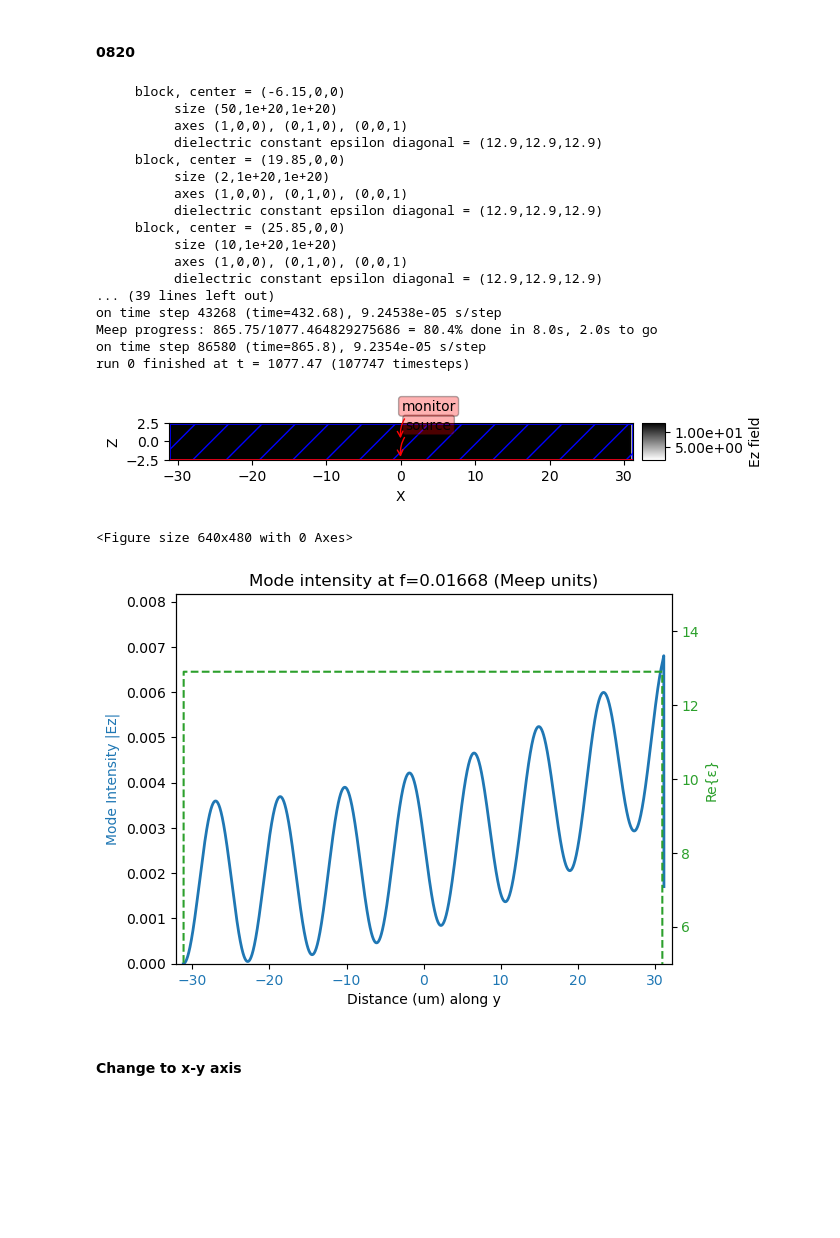
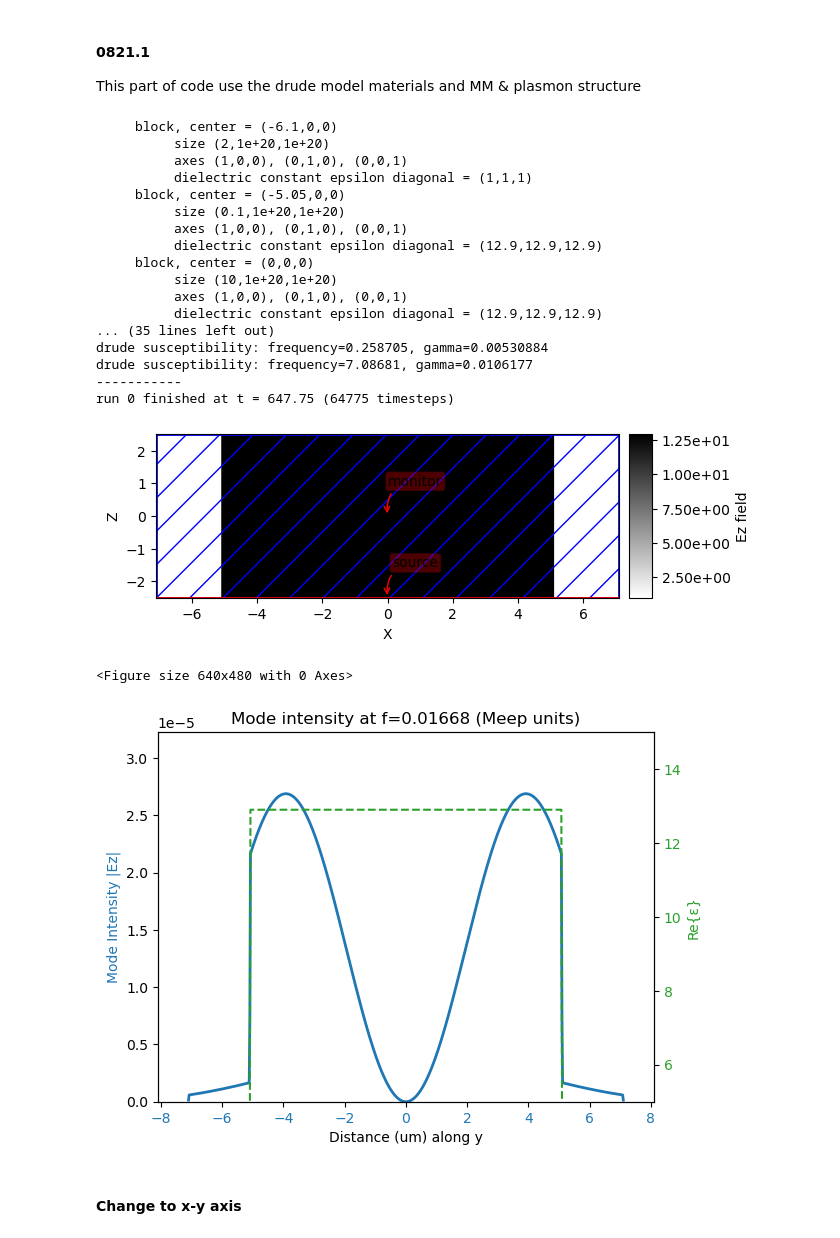
Before and after one commit to zhou277/Semiconductor_laser, a Jupyter notebook: 3_Mode_intensity.ipynb, the cells around one changed output. Cells and saved outputs as stored; diff of their text form; code cells hidden in the pictures; blank space fills up the shorter version.

```diff
--- a/3_Mode_intensity.ipynb
+++ b/3_Mode_intensity.ipynb
@@ -889,5 +404,6 @@ imsave_I2(I2_bwd, 'Backward |Ez|² (-kz)','results/I2_backward.png')
 # %% [markdown]
-#### 0820
+#### 0821.1
+This part of code use the drude model materials and MM & plasmon structure
 # %%
 import meep as mp
 import numpy as np
@@ -897,18 +413,18 @@ import math
 # Perfectly Matched Layer if THz , set PML to 1
 pml_layers = [mp.PML(1)]
 # thickness of different layers（1 μm）
-Au_thickness = 0.2
+Au_thickness = 2
 nSI_GaAs_thickness = 0.1
 Active_GaAs_thickness = 10
 substrate_GaAs_thickness = 50
-model = 'plasmon'  # 'plasmon' or 'MM'
+model = 'MM'  # 'plasmon' or 'MM'
 
 ###-------------------------basic config--------------------------------------###
 # Set up for source frequency
 c_um_s = 299_792_458.0 * 1e6  # 光速, µm/s
 f_Hz = 5e12                   # 5 THz
 freq_in_meep = f_Hz / c_um_s          # ≈ 0.016678  (1/µm)，Meep 里的频率
-fwidth = 0.002
+fwidth = 0.02
 
 ###-------------------------Material config--------------------------------------###
 def drude_medium(N_cm3, tau_ps, m_eff_ratio, eps_inf)-> mp.Medium:
@@ -930,12 +446,12 @@ def drude_medium(N_cm3, tau_ps, m_eff_ratio, eps_inf)-> mp.Medium:
                                                                 gamma=gamma_meep,
                                    )])
 
-Au_fun         = drude_medium(N_cm3=5.6e22, tau_ps=0.05,    m_eff_ratio=1, eps_inf=1.0 )
+Au_fun         = drude_medium(N_cm3=5.6e22, tau_ps=0.05,    m_eff_ratio=1,     eps_inf=1.0 )
 GaAs_5e18_fun  = drude_medium(N_cm3=5.0e18, tau_ps=0.1,     m_eff_ratio=0.067, eps_inf=12.9)
 GaAs_5e15_fun  = drude_medium(N_cm3=5.0e15, tau_ps=1.0,     m_eff_ratio=0.067, eps_inf=12.9)
+GaAs_1e18_fun  = drude_medium(N_cm3=1.0e18, tau_ps=0.1,     m_eff_ratio=0.067, eps_inf=12.9)
 GaAs_3e18_fun  = drude_medium(N_cm3=3.0e18, tau_ps=1.0,     m_eff_ratio=0.067, eps_inf=12.9)
-GaAs_1e18_fun  = drude_medium(N_cm3=1.0e18, tau_ps=0.1,     m_eff_ratio=0.067, eps_inf=12.9)
-GaAs_0_fun     = drude_medium(N_cm3=0, tau_ps=1.0,  m_eff_ratio=0.067, eps_inf=12.9)
+GaAs_0_fun     = drude_medium(N_cm3=0,      tau_ps=1.0,     m_eff_ratio=0.067, eps_inf=12.9)
 
 ###--------------------------geometry------------------------------------------###
 # define the basic height of layers
@@ -962,7 +478,7 @@ elif model == 'MM':
     add_layer(Au_thickness,             Au_fun)
     add_layer(nSI_GaAs_thickness,       GaAs_5e18_fun)
 # other layers
-add_layer(Active_GaAs_thickness,    GaAs_5e15_fun)
+add_layer(Active_GaAs_thickness,    GaAs_0_fun)
 add_layer(nSI_GaAs_thickness,       GaAs_5e18_fun)
 add_layer(Au_thickness,             Au_fun)
 
@@ -974,8 +490,8 @@ sz = 5
 cell = mp.Vector3(sx, sy, sz)
 
 sources = [mp.Source(
-                    src=mp.ContinuousSource(frequency=freq_in_meep,fwidth=fwidth),
-                    # src=mp.GaussianSource(frequency=freq_in_meep,fwidth=fwidth),
+                    # src=mp.ContinuousSource(frequency=freq_in_meep,fwidth=fwidth),
+                    src=mp.GaussianSource(frequency=freq_in_meep,fwidth=fwidth),
                     amplitude=1,
                     component=mp.Hy,
                     center=mp.Vector3(0,0,-sz/2),      # 放在结构左侧一些
@@ -1086,55 +602,56 @@ sim.run(until=t_end)
 
 
 # ---------- 取 DFT 场并画沿 x ----------
+
 Ez = sim.get_dft_array(dft_fields, mp.Ez, 0)
 Ex = sim.get_dft_array(dft_fields, mp.Ex, 0)
 Ey = sim.get_dft_array(dft_fields, mp.Ey, 0)
-Ez = np.squeeze(Ez)               # (Nx, Ny, Nz) -> (Nx,)
-# Ex = np.squeeze(Ex)
+# Ez = np.squeeze(Ez)
 I = np.abs(Ez)**2
 plt.figure()
 x_coords = np.linspace(-cell.x/2, cell.x/2, I.shape[0])
+eps_data = np.array([sim.get_epsilon_point(mp.Vector3(xi,0,0)) for xi in x_coords])
+intensity = I * eps_data / np.sum(eps_data)  # 归一化强度
 
 fig, ax1 = plt.subplots()
 color = 'tab:blue'
 ax1.set_xlabel('Distance (um) along y')
 ax1.set_ylabel('Mode Intensity |Ez|', color=color)
-ax1.plot(x_coords, I, lw=2, label='forward-projected |Ez|² (x–z, normalized)')
+ax1.plot(x_coords, intensity, lw=2, label='forward-projected |Ez|² (x–z, normalized)')
 ax1.tick_params(axis='x', labelcolor=color)
 ax1.set_xlim(-sx/2-1,sx/2+1)
-ax1.set_ylim(0, np.max(I)*1.2)
+ax1.set_ylim(0, np.max(intensity)*1.2)
 
-eps_data = np.array([sim.get_epsilon_point(mp.Vector3(xi,0,0)) for xi in x_coords])
 ax2 = ax1.twinx()
 color = 'tab:green'
 ax2.set_ylabel('Re{ε}', color=color)
 ax2.plot(x_coords, eps_data, color=color, linestyle='--')
 ax2.tick_params(axis='y', labelcolor=color)
 ax2.set_ylim(5, 15)
 
 plt.title(f"Mode intensity at f={freq_in_meep:.5f} (Meep units)")
 plt.show()
 # %% [output]
-     block, center = (-6.15,0,0)
-          size (50,1e+20,1e+20)
+     block, center = (-6.1,0,0)
+          size (2,1e+20,1e+20)
+          axes (1,0,0), (0,1,0), (0,0,1)
+          dielectric constant epsilon diagonal = (1,1,1)
+     block, center = (-5.05,0,0)
+          size (0.1,1e+20,1e+20)
           axes (1,0,0), (0,1,0), (0,0,1)
           dielectric constant epsilon diagonal = (12.9,12.9,12.9)
-     block, center = (19.85,0,0)
-          size (2,1e+20,1e+20)
-          axes (1,0,0), (0,1,0), (0,0,1)
-          dielectric constant epsilon diagonal = (12.9,12.9,12.9)
-     block, center = (25.85,0,0)
+     block, center = (0,0,0)
           size (10,1e+20,1e+20)
           axes (1,0,0), (0,1,0), (0,0,1)
           dielectric constant epsilon diagonal = (12.9,12.9,12.9)
-... (39 lines left out)
-on time step 43268 (time=432.68), 9.24538e-05 s/step
-Meep progress: 865.75/1077.464829275686 = 80.4% done in 8.0s, 2.0s to go
-on time step 86580 (time=865.8), 9.2354e-05 s/step
-run 0 finished at t = 1077.47 (107747 timesteps)
+... (35 lines left out)
+drude susceptibility: frequency=0.258705, gamma=0.00530884
+drude susceptibility: frequency=7.08681, gamma=0.0106177
+-----------
+run 0 finished at t = 647.75 (64775 timesteps)
-[figure, old version]
+[figure, new version]
 <Figure size 640x480 with 0 Axes>
-[figure, old version]
+[figure, new version]
 # %% [markdown]
 #### Change to x-y axis
 # %%
```
Also changed, not shown: parts of 19 cells of this notebook, 2 other files.
